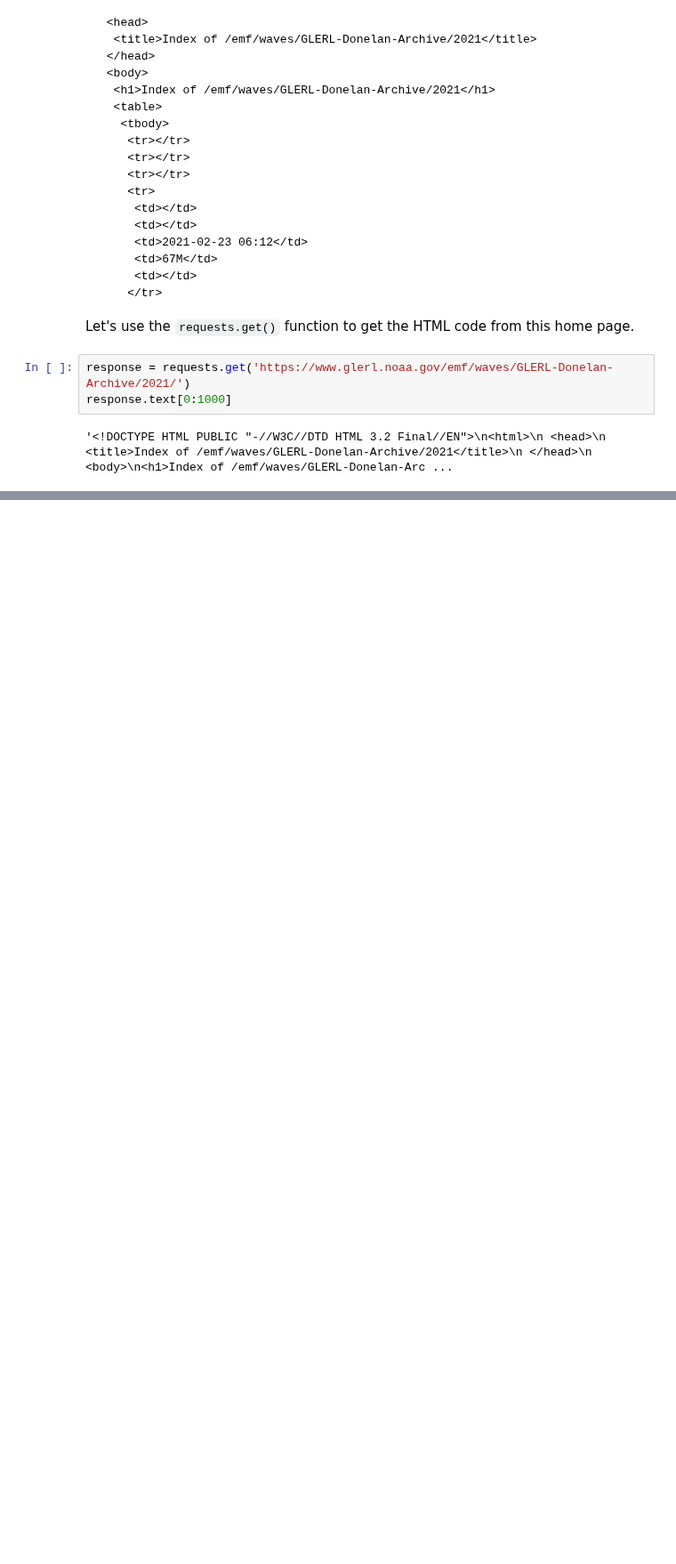
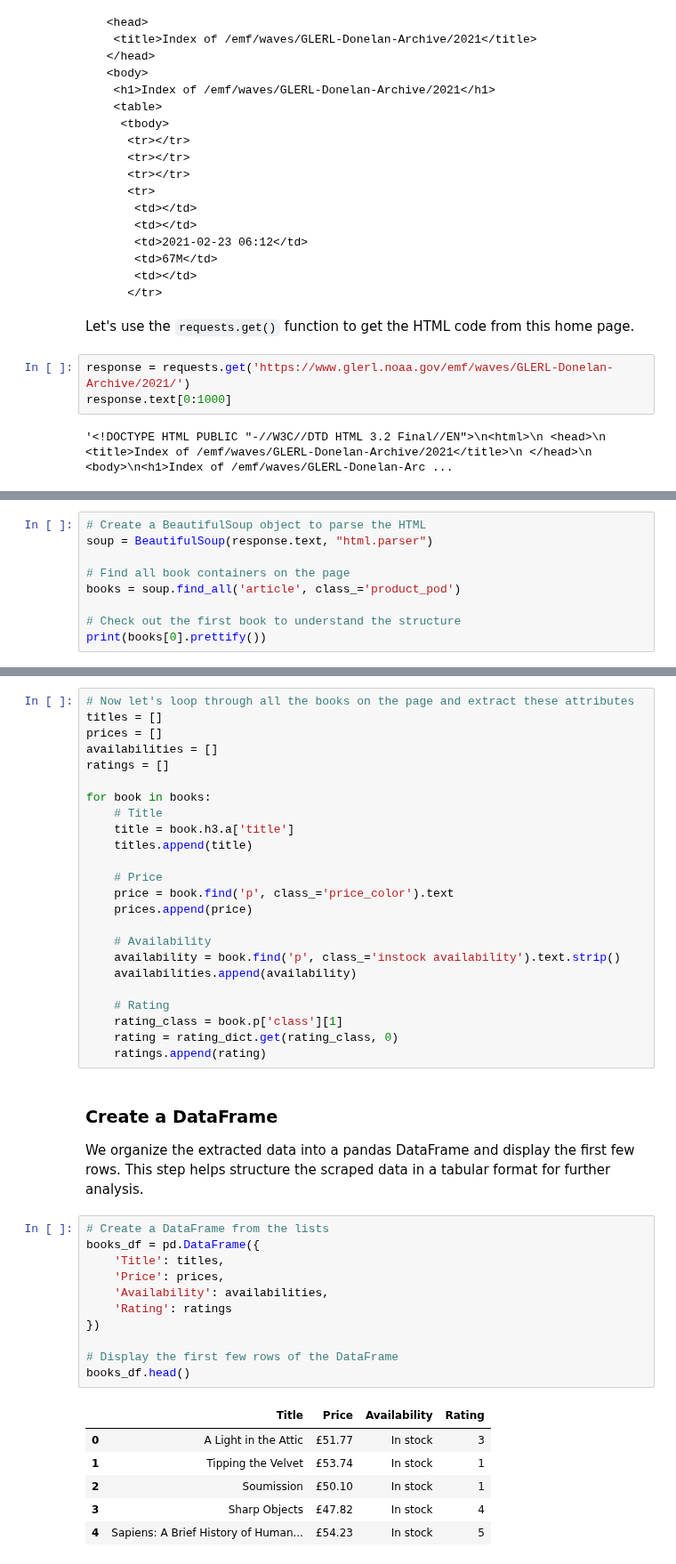
Before and after one commit to CME538/CME538-material, a Jupyter notebook: lectures/week3/lecture2/notebooks/week3_lecture2.ipynb, the cells around one changed output, grey strips where cells are left out. Shown at 89% size. Drawn from its saved outputs; the diff is of its cells as text; blank space fills up the shorter version.

```diff
--- a/lectures/week3/lecture2/notebooks/week3_lecture2.ipynb
+++ b/lectures/week3/lecture2/notebooks/week3_lecture2.ipynb
@@ -1144,0 +1071,9 @@ movies_df.sort_values('rating', ascending=False).head()
+# %%
+# Create a BeautifulSoup object to parse the HTML
+soup = BeautifulSoup(response.text, "html.parser")
+
+# Find all book containers on the page
+books = soup.find_all('article', class_='product_pod')
+
+# Check out the first book to understand the structure
+print(books[0].prettify())
@@ -1144,0 +1130,45 @@ movies_df.sort_values('rating', ascending=False).head()
+# %%
+# Now let's loop through all the books on the page and extract these attributes
+titles = []
+prices = []
+availabilities = []
+ratings = []
+
+for book in books:
+    # Title
+    title = book.h3.a['title']
+    titles.append(title)
+
+    # Price
+    price = book.find('p', class_='price_color').text
+    prices.append(price)
+
+    # Availability
+    availability = book.find('p', class_='instock availability').text.strip()
+    availabilities.append(availability)
+
+    # Rating
+    rating_class = book.p['class'][1]
+    rating = rating_dict.get(rating_class, 0)
+    ratings.append(rating)
+# %% [markdown]
+### Create a DataFrame
+We organize the extracted data into a pandas DataFrame and display the first few rows. This step helps structure the scraped data in a tabular format for further analysis.
+# %%
+# Create a DataFrame from the lists
+books_df = pd.DataFrame({
+    'Title': titles,
+    'Price': prices,
+    'Availability': availabilities,
+    'Rating': ratings
+})
+
+# Display the first few rows of the DataFrame
+books_df.head()
+# %% [output]
+|  | Title | Price | Availability | Rating |
+| 0 | A Light in the Attic | £51.77 | In stock | 3 |
+| 1 | Tipping the Velvet | £53.74 | In stock | 1 |
+| 2 | Soumission | £50.10 | In stock | 1 |
+| 3 | Sharp Objects | £47.82 | In stock | 4 |
+| 4 | Sapiens: A Brief History of Human... | £54.23 | In stock | 5 |
```
Also changed, not shown: parts of 55 cells of this notebook, 4 other files.
